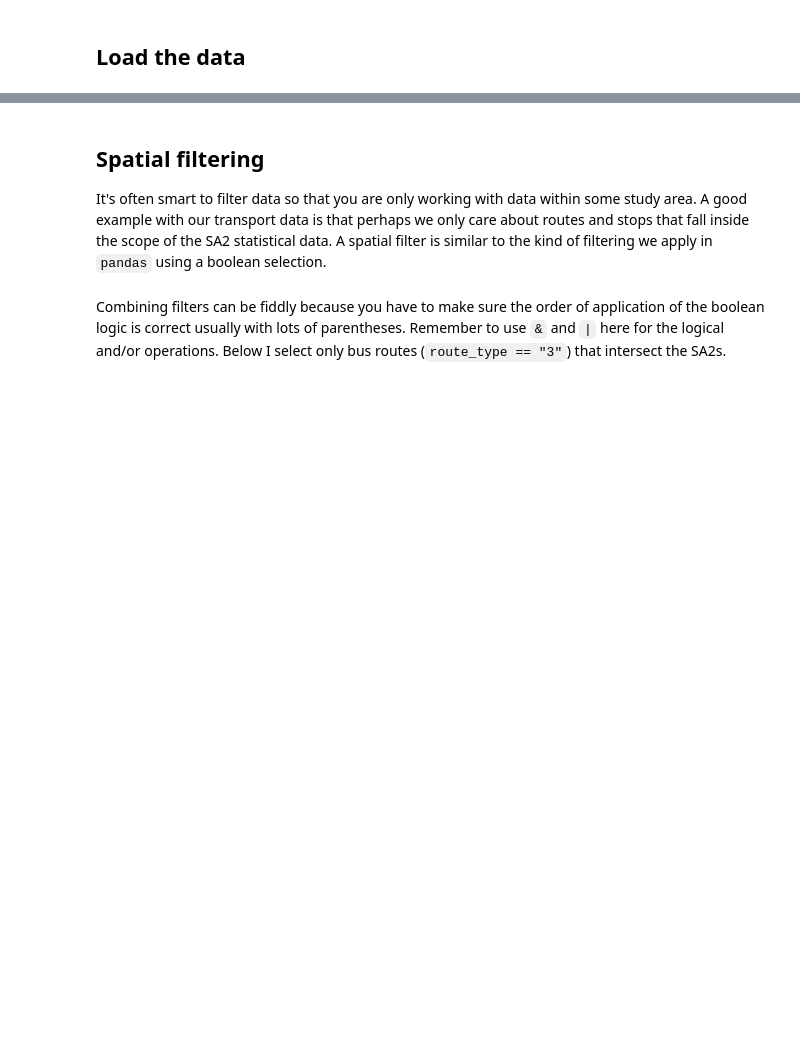
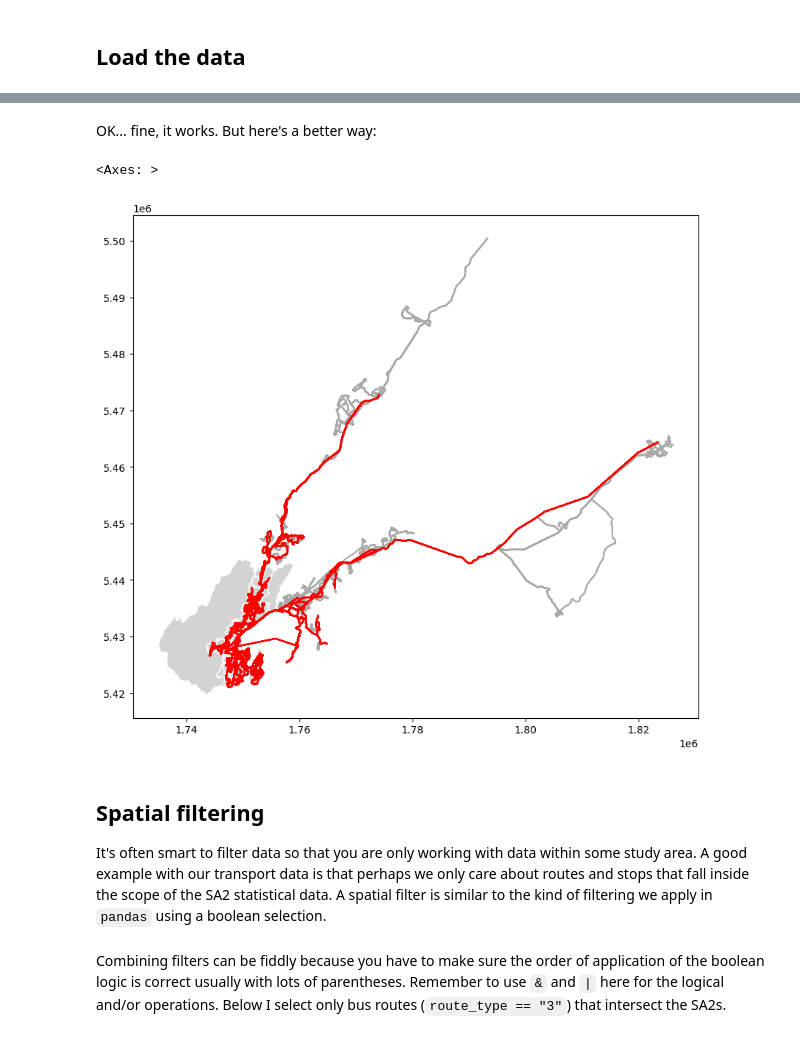
Before and after one commit to DOSull/intro-python-geospatial-day-2, a Jupyter notebook: 11-binary-gis-operations.ipynb, the cells around one changed output, grey strips where cells are left out. Cells and saved outputs as stored; diff of their text form; code cells hidden in the pictures; blank space fills up the shorter version.

```diff
--- a/11-binary-gis-operations.ipynb
+++ b/11-binary-gis-operations.ipynb
@@ -21,3 +52,12 @@ Anyway... regardless there are many situations where you do want to deploy spati
+# %% [markdown]
+OK... fine, it works. But here's a better way:
+# %%
+ax = sa2.plot(fc = "lightgrey", ec = "w", figsize = (10, 10))
+routes.plot(ax = ax, ec = "darkgrey")
+routes.sjoin(sa2[["geometry"]]).plot(ax = ax, ec = "red")
+# %% [output]
+<Axes: >
+[figure, added]
 # %% [markdown]
 ## Spatial filtering
 It's often smart to filter data so that you are only working with data within some study area. A good example with our transport data is that perhaps we only care about routes and stops that fall inside the scope of the SA2 statistical data. A spatial filter is similar to the kind of filtering we apply in `pandas` using a boolean selection.
```
Also changed, not shown: parts of 5 cells of this notebook, 3 other files.
